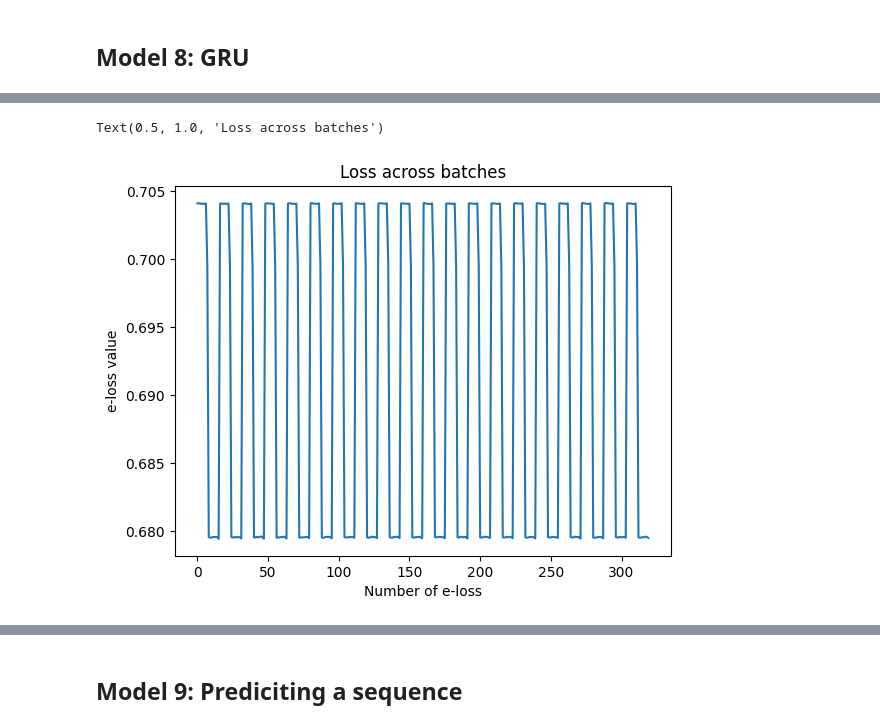
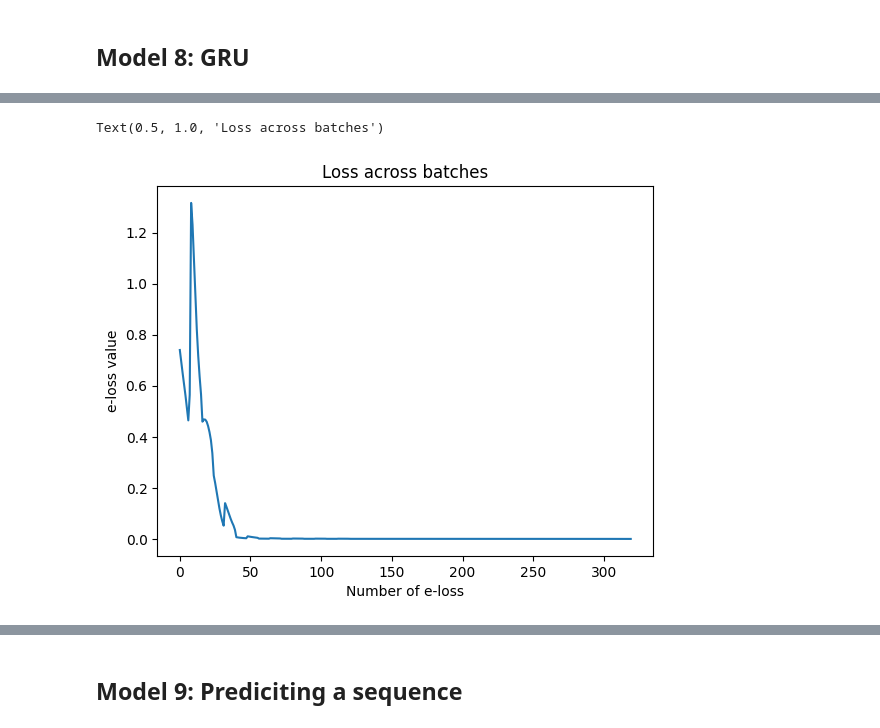
Before and after one commit to Saputoa21/Machine-Translation, a Jupyter notebook: Kopie_von_toy_lstm_pytorch_binaryclassifier_BasicsMT2025s.ipynb, the cells around one changed output, grey strips where cells are left out. Drawn from its saved outputs; the diff is of its cells as text; code cells hidden in the pictures.

```diff
--- a/Kopie_von_toy_lstm_pytorch_binaryclassifier_BasicsMT2025s.ipynb
+++ b/Kopie_von_toy_lstm_pytorch_binaryclassifier_BasicsMT2025s.ipynb
@@ -964,7 +962,7 @@ class Net_GRU(nn.Module):
       self.feat_representation = feat_representation
       self.bidirectional = bidirectional
       self.fc1 = nn.Linear(feat_size, feat_size)
-      self.relu = nn.Relu()
+      self.relu = nn.ReLU()
       self.dout = nn.Dropout(dropout)
       self.gru = nn.GRU(feat_size, hidden_size, batch_first=True, #I put True as it was so also for LSTM model
                         bidirectional = bidirectional)
@@ -974,35 +972,24 @@ class Net_GRU(nn.Module):
       self.out_act = nn.Sigmoid()
 
     def forward(self, x):
-      #[B, T, F] batch, time, features
-      h1 = self.fc1(x)
-      h1 = self.relu(h1)
-      # [B, T, H] batch, time, hidden or hidden * 2
-      outputs, (final, _) = self.gru(h1) #mke gru!!
+        #[B, T, F] batch, time, features
+        h1 = self.fc1(x)
+        h1 = self.relu(h1)
+        # [B, T, H] batch, time, hidden or hidden * 2
+        outputs, final_hidden = self.gru(h1) # mke gru!!
 
-      if self.feat_representation == 'mean':
-        # mean over hidden states of GRU
-        outputs = self.dout(outputs)
-        h = self.relu(self.fc2(outputs))
-        #[B, H]
-        h = h.mean(dim=1)
-      elif self.feat_representation == 'last_state':
-        # last hidden state of the gru or concat of bidirectional forward and backward states
-        if self.bidirectional:
-            h_T_fwd = final[0]
-            h_T_bwd = final[1]
-            h = torch.cat([h_T_fwd, h_T_bwd], dim=-1)
-        else:
-            h = final[-1]
-        h = self.relu(self.fc2(h))
-        h = self.dout(h)
-      #[B, 1]
-      logits = self.out(h)
-      probs = self.out_act(logits)
-      return logits, probs
+        if self.feat_representation == 'mean':
+            # mean over hidden states of GRU
+            outputs = self.dout(outputs) # Apply dropout to the sequence of outputs
+            h = self.relu(self.fc2(outputs))
+            #[B, H]
+            h = h.mean(dim=1)
+        #[B, 1]
+        logits = self.out(h)
+        return logits
 
 # model
-model = Net_gru()
+model = Net_GRU()
 
 #check for device
 device = torch.device("cuda:0") if torch.cuda.is_available() else torch.device("cpu")
@@ -1031,35 +1028,35 @@ for e in range(num_epochs):
     x_batch = X[beg_i:beg_i + batch_size, :]
     y_batch = Y[beg_i:beg_i + batch_size, :]
     x_batch = x_batch.to(device)
     y_batch = y_batch.to(device)
     opt.zero_grad()
     # (1) Forward
-    y_logits, y_probs = model(x_batch)
+    y_logits = model(x_batch)
     #print(y_probs.size())
     # (2) Compute loss
     loss = criterion(y_logits, y_batch)
     #save loss of batch
     loss_batch.append(loss.item())
     # (3) Compute gradients
     loss.backward()
     #print('backprop')
     # (4) update weights
     opt.step()
 
   e_losses += loss_batch
 
   # calculate the average loss for the current epoch
   average_loss_per_epoch = sum(loss_batch) / len(loss_batch)
   e_losses_per_epoch.append(average_loss_per_epoch)
 
 #plot loss over epochs
 plt.plot(e_losses)
 plt.xlabel("Number of e-loss")
 plt.ylabel("e-loss value")
 plt.title("Loss across batches")
 # %% [output]
 Text(0.5, 1.0, 'Loss across batches')
-[figure, old version]
+[figure, new version]
 # %%
 # plot loss over epochs
 plt.plot(range(1, num_epochs + 1), e_losses_per_epoch)
```
Also changed, not shown: parts of 40 cells of this notebook.
